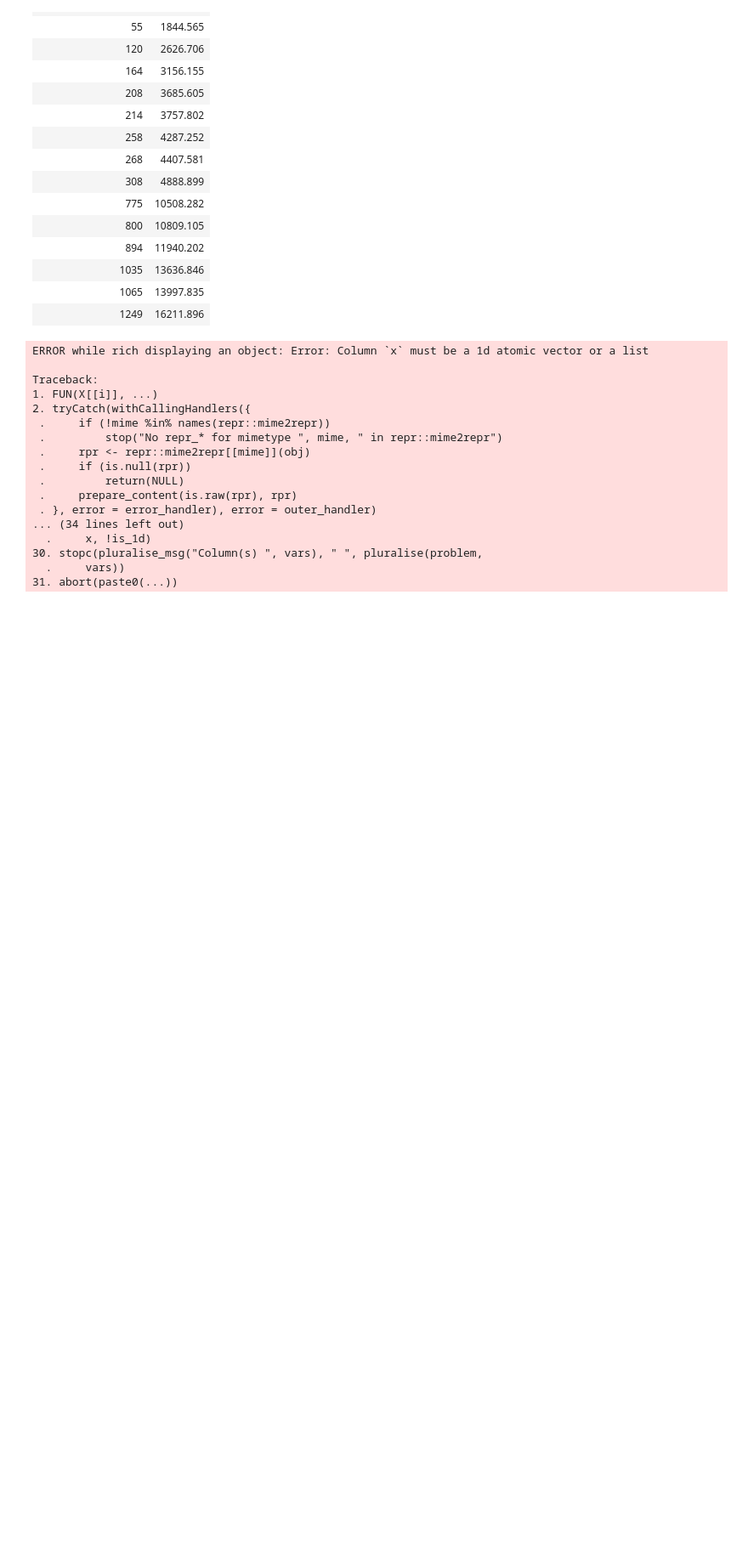
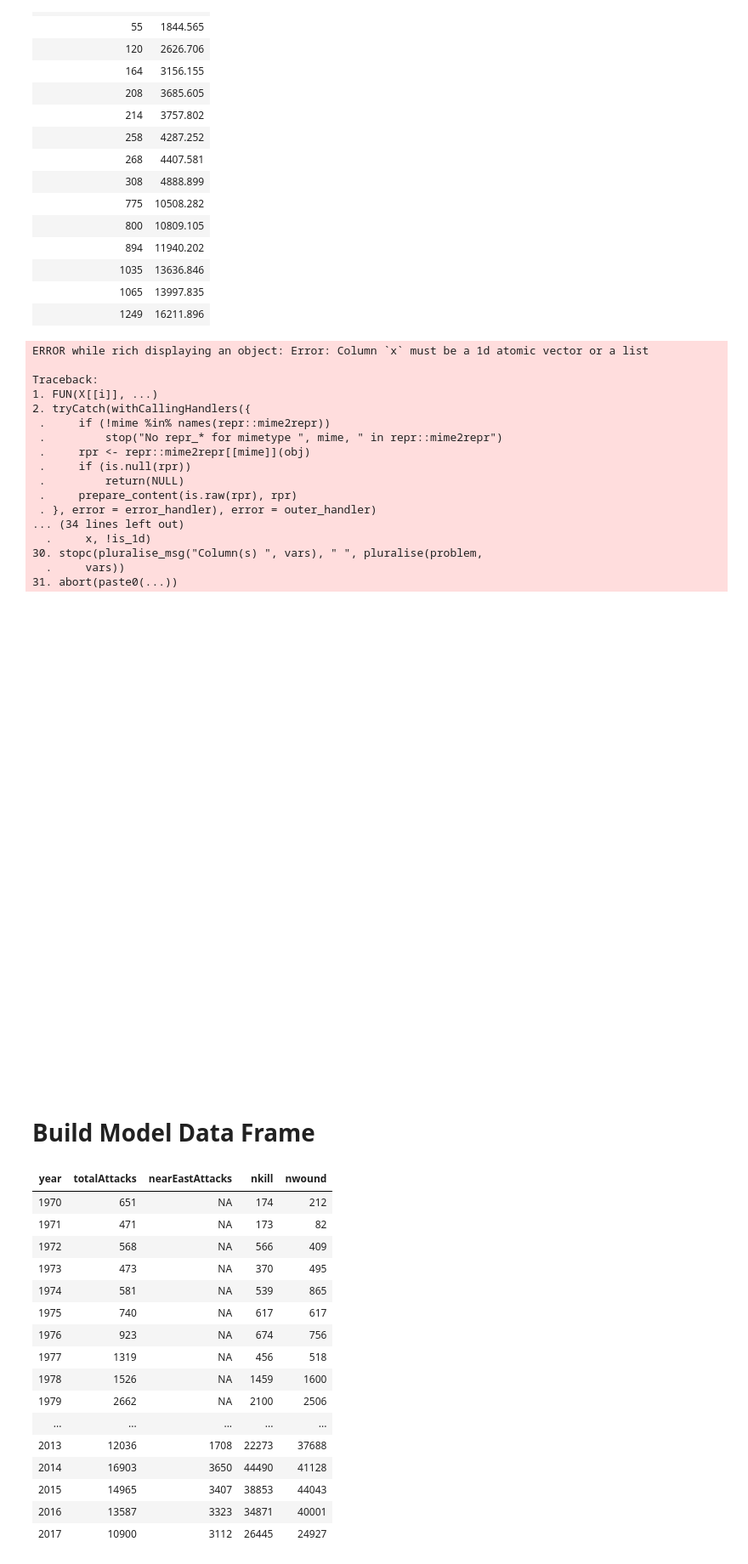
Before and after one commit to PascaI/dasb-terrorism, a Jupyter notebook: Terrorism.ipynb, the cells around one changed output. Shown: that part at 85% size. Drawn from its saved outputs; the diff is of its cells as text; code cells hidden in the pictures; blank space fills up the shorter version.

```diff
--- a/Terrorism.ipynb
+++ b/Terrorism.ipynb
@@ -204,3 +204,39 @@ Traceback:
   .     vars))
 31. abort(paste0(...))
 [figure]
+# %% [markdown]
+# Build Model Data Frame
+# %%
+totalAttacks <- terror %>% group_by(year) %>% count()
+numberAttacks <- totalAttacks %>% mutate(n)
+numberAttacks <- rename(numberAttacks, totalAttacks = n)
+
+nearEastAttacks <- terror %>% filter(gname %in% c("Boko Haram", "Taliban", "Islamic State of Iraq and the Levant (ISIL)", "Al-Shabaab")) %>% group_by(year) %>% count()
+nearEastAttacks <- rename(nearEastAttacks, nearEastAttacks = n)
+attacksModel <- merge(x = numberAttacks, y= nearEastAttacks, by = "year", all = TRUE)
+
+numberKills <- aggregate(nkill ~year, terror %>% filter(!is.na(nkill)), FUN = sum)
+
+attacksModel <- merge(x = attacksModel, y= numberKills, by = "year", all = TRUE)
+
+numberWound <- aggregate(nwound ~year, terror %>% filter(!is.na(nwound)), FUN = sum)
+attacksModel <- merge(x = attacksModel, y= numberWound, by = "year", all = TRUE)
+attacksModel
+# %% [output]
+| year | totalAttacks | nearEastAttacks | nkill | nwound |
+| 1970 | 651 | NA | 174 | 212 |
+| 1971 | 471 | NA | 173 | 82 |
+| 1972 | 568 | NA | 566 | 409 |
+| 1973 | 473 | NA | 370 | 495 |
+| 1974 | 581 | NA | 539 | 865 |
+| 1975 | 740 | NA | 617 | 617 |
+| 1976 | 923 | NA | 674 | 756 |
+| 1977 | 1319 | NA | 456 | 518 |
+| 1978 | 1526 | NA | 1459 | 1600 |
+| 1979 | 2662 | NA | 2100 | 2506 |
+| ... | ... | ... | ... | ... |
+| 2013 | 12036 | 1708 | 22273 | 37688 |
+| 2014 | 16903 | 3650 | 44490 | 41128 |
+| 2015 | 14965 | 3407 | 38853 | 44043 |
+| 2016 | 13587 | 3323 | 34871 | 40001 |
+| 2017 | 10900 | 3112 | 26445 | 24927 |
```
Also changed, not shown: parts of 5 cells of this notebook.
